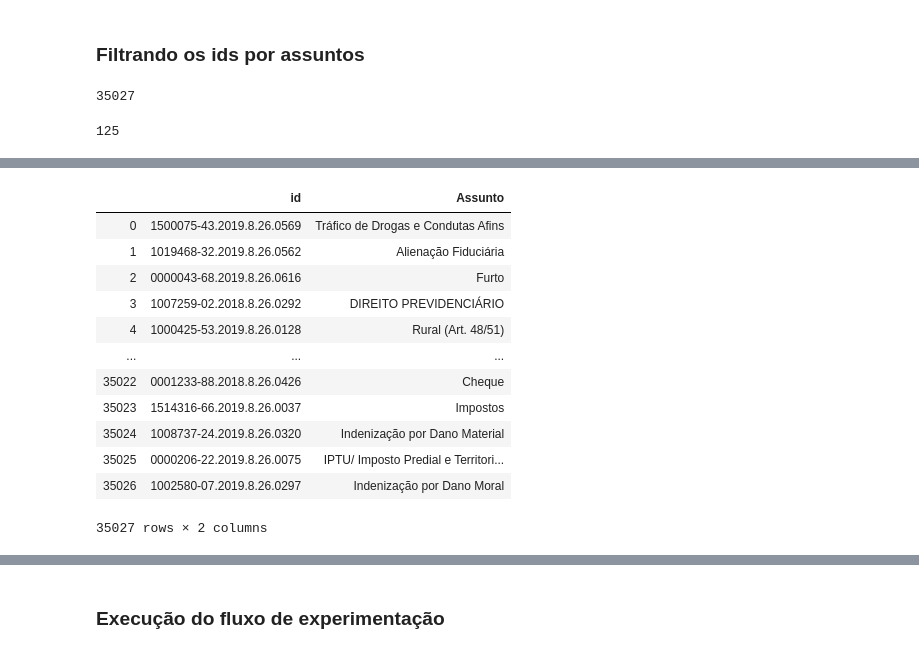
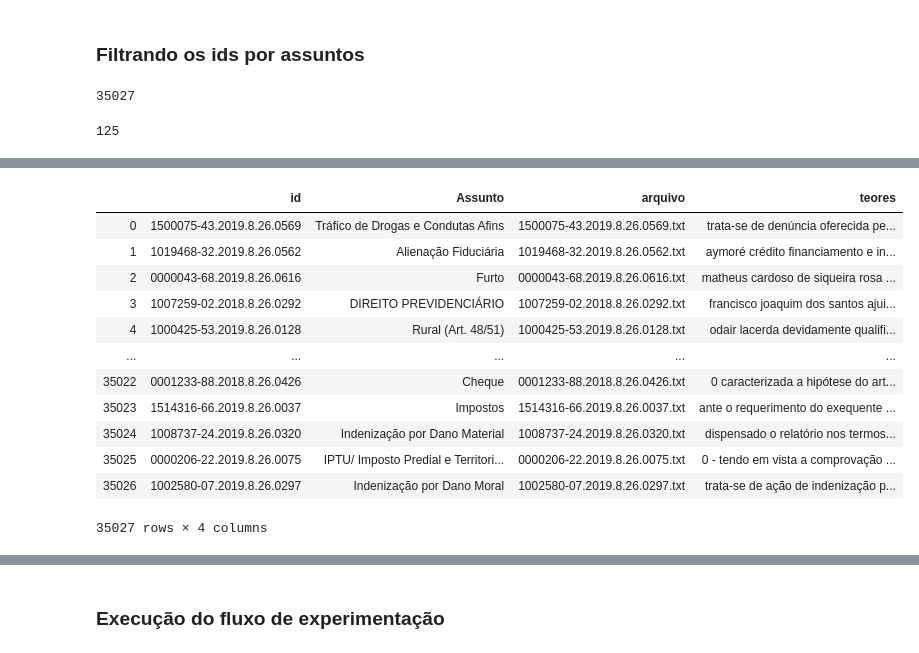
Before and after one commit to oliveiratiano/experimentos_meestrado, a Jupyter notebook: 5. treino e transformação dos documentos de validação.ipynb, the cells around one changed output, grey strips where cells are left out. Cells and saved outputs as stored; diff of their text form; code cells hidden in the pictures.

```diff
--- a/5. treino e transformação dos documentos de validação.ipynb
+++ b/5. treino e transformação dos documentos de validação.ipynb
@@ -17,6 +18,9 @@ df_validos = df_validos.loc[df_validos.quant >= corte]
 display(df_validos.quant.sum())
 display(df_validos.assunto.nunique())
 documentos_validos = df[df.Assunto.isin(df_validos.assunto)][["id", "Assunto"]].reset_index().drop('index', axis = 1)
+diretorio = "dados/corpus_tratado/"
+documentos_validos['arquivo'] = documentos_validos.id + '.txt'
+documentos_validos['teores'] = [transformer.recuperar_teor(x, diretorio) for x in tqdm(documentos_validos['arquivo'])]
 documentos_validos
 # %% [output]
 35027
@@ -24,13 +29,13 @@ documentos_validos
-|  | id | Assunto |
-| 0 | 1500075-43.2019.8.26.0569 | Tráfico de Drogas e Condutas Afins |
-| 1 | 1019468-32.2019.8.26.0562 | Alienação Fiduciária |
-| 2 | 0000043-68.2019.8.26.0616 | Furto |
-| 3 | 1007259-02.2018.8.26.0292 | DIREITO PREVIDENCIÁRIO |
-| 4 | 1000425-53.2019.8.26.0128 | Rural (Art. 48/51) |
-| ... | ... | ... |
-| 35022 | 0001233-88.2018.8.26.0426 | Cheque |
-| 35023 | 1514316-66.2019.8.26.0037 | Impostos |
-| 35024 | 1008737-24.2019.8.26.0320 | Indenização por Dano Material |
-| 35025 | 0000206-22.2019.8.26.0075 | IPTU/ Imposto Predial e Territori... |
-| 35026 | 1002580-07.2019.8.26.0297 | Indenização por Dano Moral |
+|  | id | Assunto | arquivo | teores |
+| 0 | 1500075-43.2019.8.26.0569 | Tráfico de Drogas e Condutas Afins | 1500075-43.2019.8.26.0569.txt | trata-se de denúncia oferecida pe... |
+| 1 | 1019468-32.2019.8.26.0562 | Alienação Fiduciária | 1019468-32.2019.8.26.0562.txt | aymoré crédito financiamento e in... |
+| 2 | 0000043-68.2019.8.26.0616 | Furto | 0000043-68.2019.8.26.0616.txt | matheus cardoso de siqueira rosa ... |
+| 3 | 1007259-02.2018.8.26.0292 | DIREITO PREVIDENCIÁRIO | 1007259-02.2018.8.26.0292.txt | francisco joaquim dos santos ajui... |
+| 4 | 1000425-53.2019.8.26.0128 | Rural (Art. 48/51) | 1000425-53.2019.8.26.0128.txt | odair lacerda devidamente qualifi... |
+| ... | ... | ... | ... | ... |
+| 35022 | 0001233-88.2018.8.26.0426 | Cheque | 0001233-88.2018.8.26.0426.txt | 0 caracterizada a hipótese do art... |
+| 35023 | 1514316-66.2019.8.26.0037 | Impostos | 1514316-66.2019.8.26.0037.txt | ante o requerimento do exequente ... |
+| 35024 | 1008737-24.2019.8.26.0320 | Indenização por Dano Material | 1008737-24.2019.8.26.0320.txt | dispensado o relatório nos termos... |
+| 35025 | 0000206-22.2019.8.26.0075 | IPTU/ Imposto Predial e Territori... | 0000206-22.2019.8.26.0075.txt | 0 - tendo em vista a comprovação ... |
+| 35026 | 1002580-07.2019.8.26.0297 | Indenização por Dano Moral | 1002580-07.2019.8.26.0297.txt | trata-se de ação de indenização p... |
-35027 rows × 2 columns
+35027 rows × 4 columns
```
Also changed, not shown: parts of 5 cells of this notebook, 3 other files.
